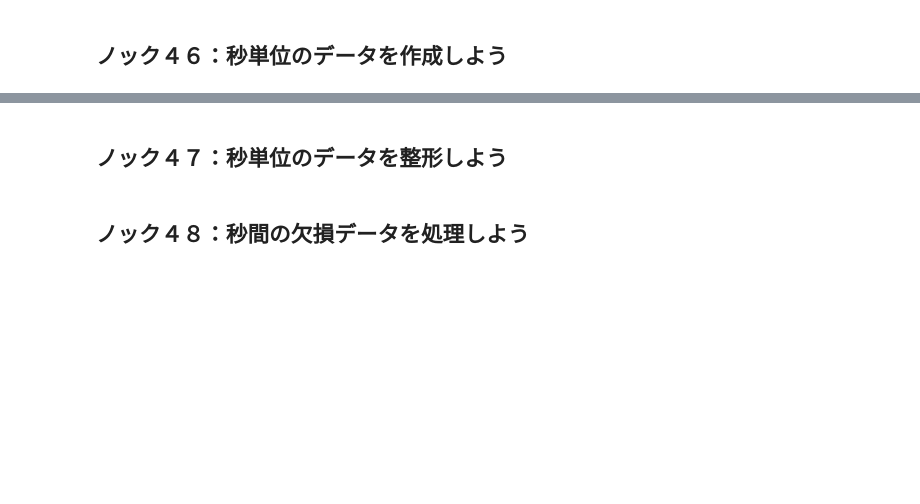
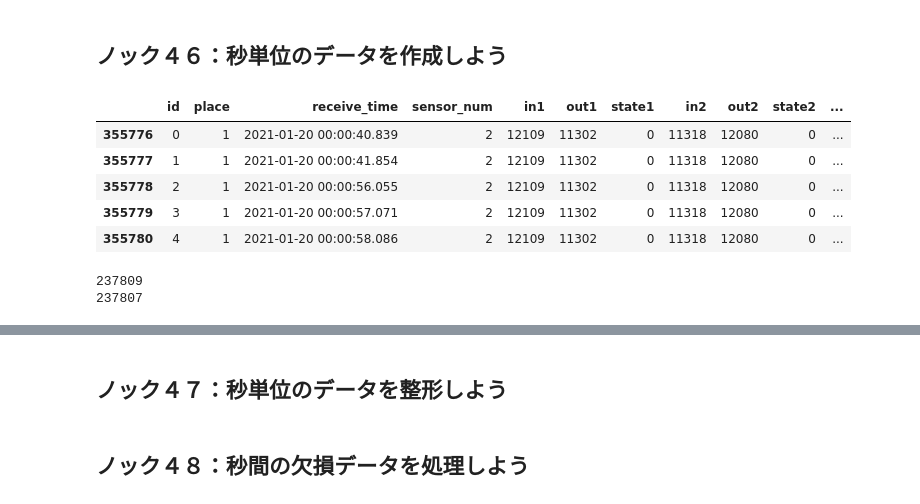
Before and after one commit to shake345/Python100knock, a Jupyter notebook: 3章_加工.ipynb, the cells around one changed output, grey strips where cells are left out. Drawn from its saved outputs; the diff is of its cells as text; code cells hidden in the pictures; blank space fills up the shorter version.

```diff
--- a/3章_加工.ipynb
+++ b/3章_加工.ipynb
@@ -192,2 +210,18 @@ data[['receive_date','dayofweek','day_name']].drop_duplicates(subset='receive_da
 # %% [markdown]
 ## ノック４６：秒単位のデータを作成しよう
+# %%
+data_extract['receive_time_sec'] = data_extract['receive_time'].dt.round('s') # 四捨五入
+data_extract.head()
+# %% [output]
+|  | id | place | receive_time | sensor_num | in1 | out1 | state1 | in2 | out2 | state2 | ... |
+| 355776 | 0 | 1 | 2021-01-20 00:00:40.839 | 2 | 12109 | 11302 | 0 | 11318 | 12080 | 0 | ... |
+| 355777 | 1 | 1 | 2021-01-20 00:00:41.854 | 2 | 12109 | 11302 | 0 | 11318 | 12080 | 0 | ... |
+| 355778 | 2 | 1 | 2021-01-20 00:00:56.055 | 2 | 12109 | 11302 | 0 | 11318 | 12080 | 0 | ... |
+| 355779 | 3 | 1 | 2021-01-20 00:00:57.071 | 2 | 12109 | 11302 | 0 | 11318 | 12080 | 0 | ... |
+| 355780 | 4 | 1 | 2021-01-20 00:00:58.086 | 2 | 12109 | 11302 | 0 | 11318 | 12080 | 0 | ... |
+# %%
+print(len(data_extract))
+print(len(data_extract['receive_time_sec'].unique()))
+# %% [output]
+237809
+237807
```
Also changed, not shown: parts of 5 cells of this notebook.
